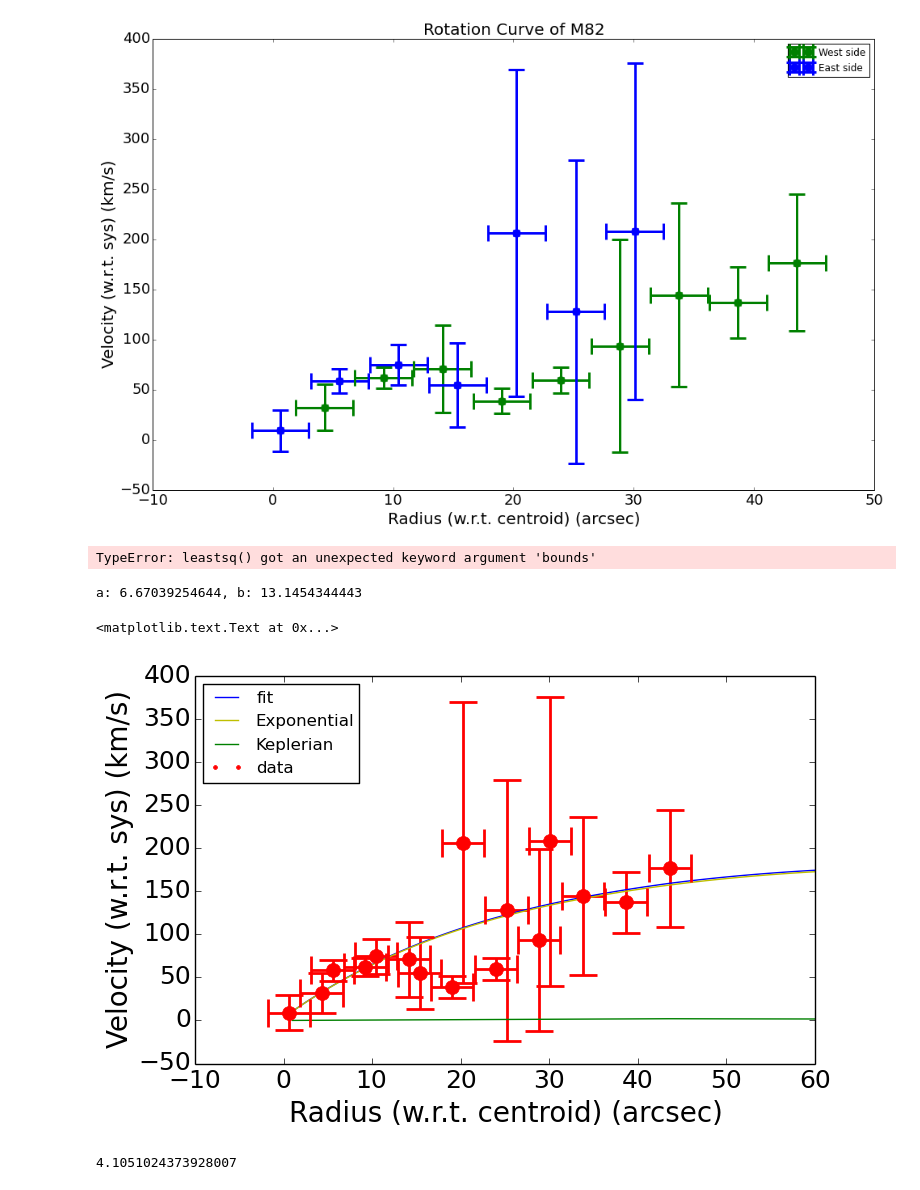
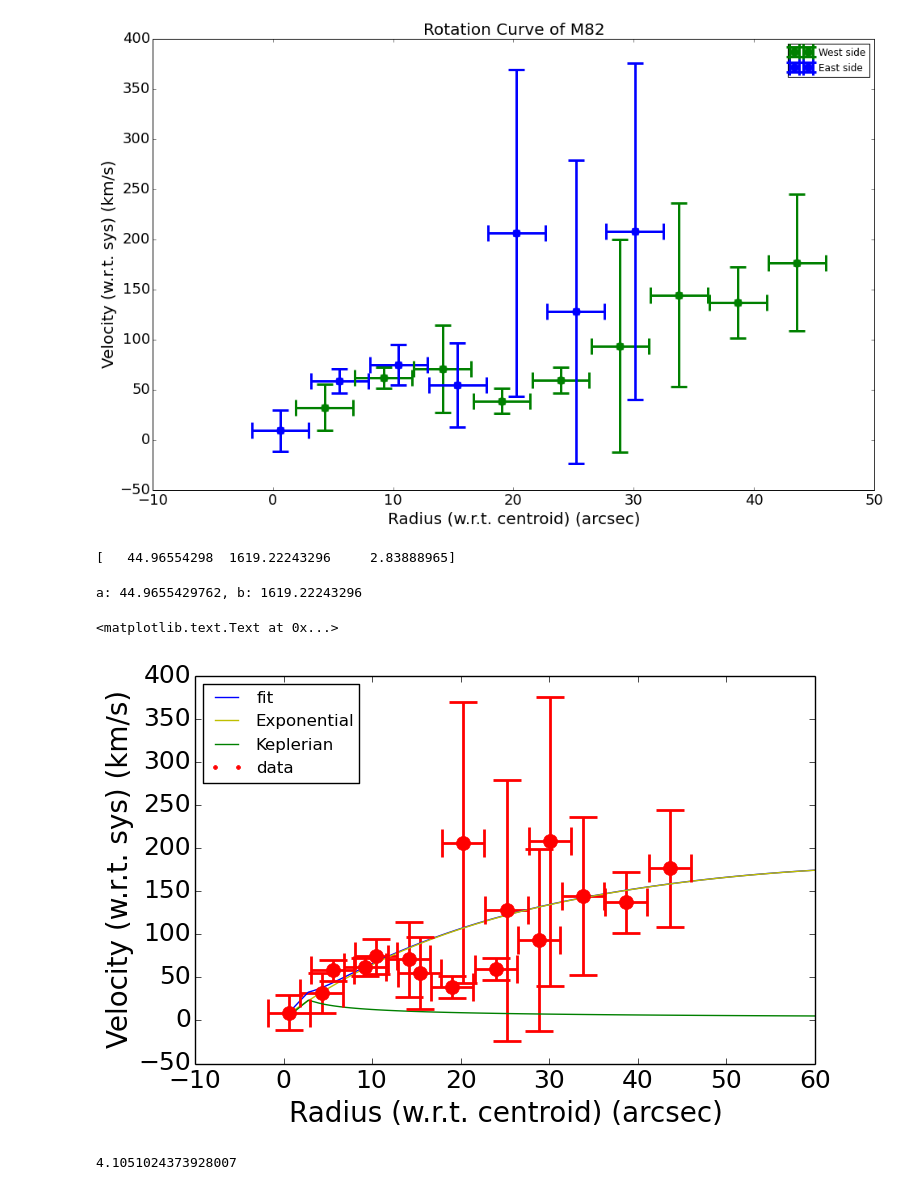
Before and after one commit to Mipanox/PHYS301, a Jupyter notebook: Project/rotation_curve_from_image.ipynb, the cells around one changed output. Cells and saved outputs as stored; diff of their text form; code cells hidden in the pictures.

```diff
--- a/Project/rotation_curve_from_image.ipynb
+++ b/Project/rotation_curve_from_image.ipynb
@@ -144,8 +169,8 @@ Our ansatz is $L(r)=\int_{R_\text{max}}^r\frac{\exp(-r/h_r)}{\sqrt{r^2-R^2}}dr$
 
 There's probably a way to calculate and correct for the extinction, but for now let's just use R band larger than 60 pixel to fit for L(r)
 # %%
-rpixel = np.arange(-150,150)
-mask=np.where(np.abs(rpixel)>60)
+rpixel = (np.arange(0,300)-cx)
+mask=np.where(np.abs(rpixel)>70)
 rmasked=rpixel[mask]
 projected_R_masked=projected_R[mask]
 # %%
@@ -176,3 +201,3 @@ plt.plot(rightNorm)
 # %%
- popt, pcov = op.curve_fit(fitFunction, rightRadius,rightNorm, p0=(30,1500,50))
+ popt, pcov = op.curve_fit(fitFunction, rightRadius,rightNorm, p0=(25,1500,50))
 # %%
@@ -305,7 +331,7 @@ def rotation_curve_exp(r,bulge):
     return velocity
 # %%
 def rc_comb(rarray,a,b, bulge):
-    return a*rotation_curve_exp(rarray,bulge) + b*rotation_curve_kep(rarray,bulge)
+    return np.sqrt(a*rotation_curve_exp(rarray,bulge)**2. + b*rotation_curve_kep(rarray,bulge)**2.)
 # %%
 #plt.plot(rc_comb(np.arange(1,50),1,350,10))
 # %%
@@ -333,28 +359,28 @@ plt.ylabel('Velocity (w.r.t. sys) (km/s)'); plt.xlabel('Radius (w.r.t. centroid)
 # %%
 param_bounds=([0,0,0], [np.inf,np.inf,np.inf])
 mask = np.where(M82_r<500)
-popt, pcov=op.curve_fit(rc_comb, M82_r[mask], M82_v[mask], p0=[10,10,20],bounds=param_bounds)
+popt, pcov=op.curve_fit(rc_comb, M82_r[mask], M82_v[mask], p0=[10,10,100],bounds=param_bounds)
 print popt
 # %% [output]
-TypeError: leastsq() got an unexpected keyword argument 'bounds'
+[   44.96554298  1619.22243296     2.83888965]
 # %%
 plt.figure(figsize=(8,5))
 rfit = np.linspace(1,60,100)
 plt.plot(rfit, rc_comb(rfit, *popt), label="fit")
-plt.plot(rfit, rotation_curve_exp(rfit,popt[2])*popt[0],'y' , label='Exponential')
-plt.plot(rfit, rotation_curve_kep(rfit,popt[2])*popt[1],'g' , label='Keplerian')
+plt.plot(rfit, rotation_curve_exp(rfit,popt[2])*np.sqrt(popt[0]),'y' , label='Exponential')
+plt.plot(rfit, rotation_curve_kep(rfit,popt[2])*np.sqrt(popt[1]),'g' , label='Keplerian')
 #plt.plot(M82_r,M82_v,marker='.',c="r",label='right side data')
 plt.plot(M82_r, M82_v, 'r.', label='data')
 plt.errorbar(M82_r[mask], M82_v[mask],
              xerr = M82_spa_binerr, yerr = M82_v_err[mask],
              fmt='r.',capsize=10,capthick=2,elinewidth=2,markersize=20)
 plt.legend(loc='upper left')
 print "a: {0}, b: {1}".format(popt[0], popt[1])
 plt.ylabel('Velocity (w.r.t. sys) (km/s)'); plt.xlabel('Radius (w.r.t. centroid) (arcsec)')
 # %% [output]
-a: 6.67039254644, b: 13.1454344443
+a: 44.9655429762, b: 1619.22243296
 <matplotlib.text.Text at 0x...>
-[figure, old version]
+[figure, new version]
 # %%
 chi2 = np.sum(((M82_v - rc_comb(M82_r,*popt))/M82_v_err)**2)
 dof = len(M82_v)-1-2
```
Also changed, not shown: parts of 15 cells of this notebook.
